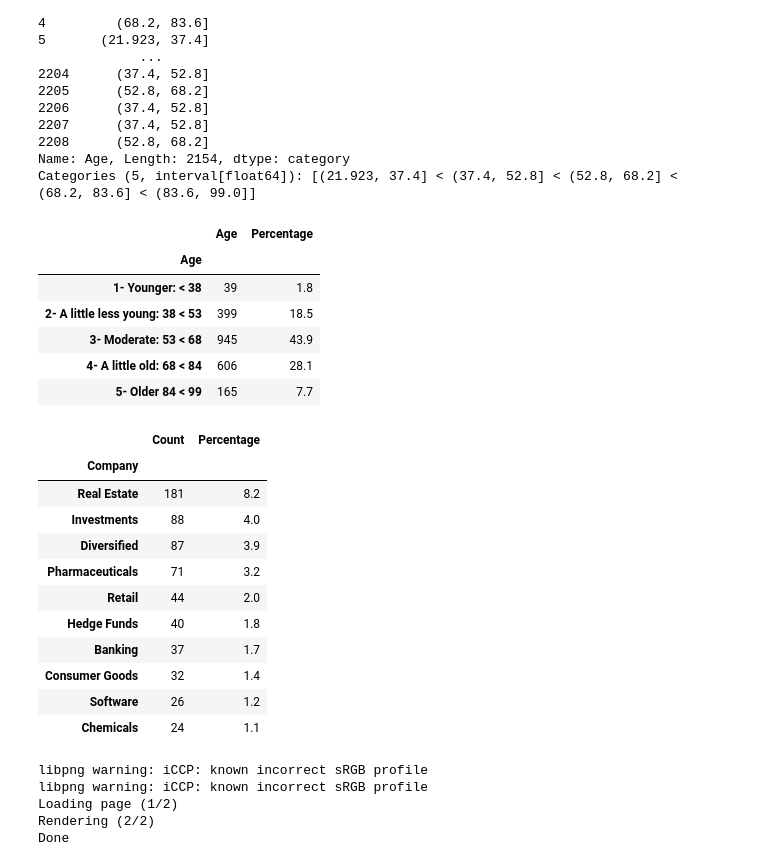
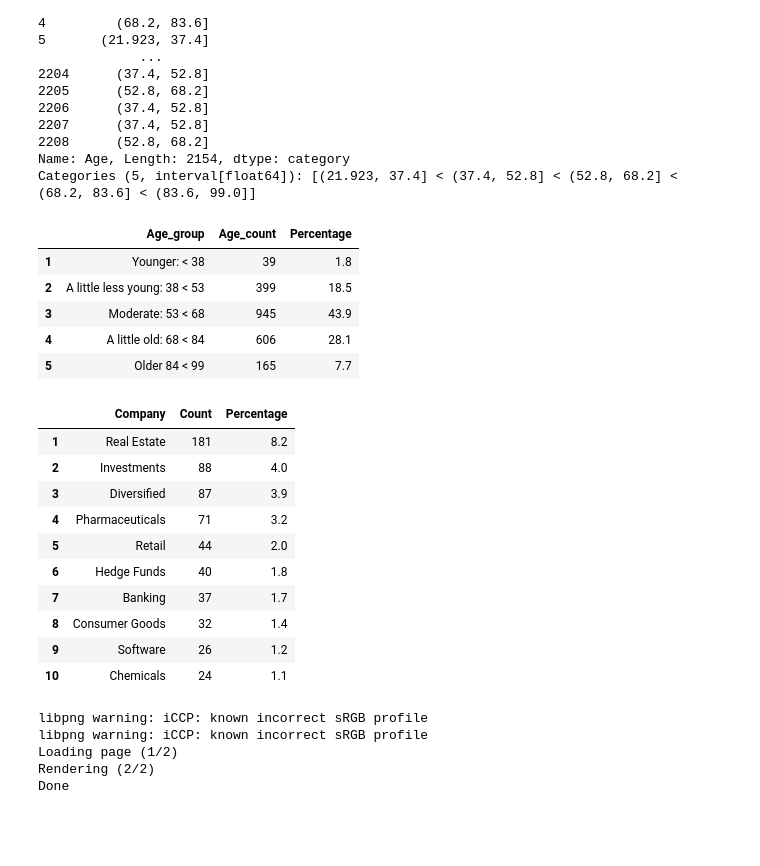
Before and after one commit to miguelmaragon/Ironhack-Module-1-Project---Pipelines---MMA, a Jupyter notebook: notebooks/Report.ipynb, the cells around one changed output. Saved outputs shown, nothing was run; the diff lists cells and outputs as text; code cells hidden in the pictures; blank space fills up the shorter version.

```diff
--- a/notebooks/Report.ipynb
+++ b/notebooks/Report.ipynb
@@ -116,20 +118,22 @@ Position
 Name: Age, Length: 2154, dtype: category
 Categories (5, interval[float64]): [(21.923, 37.4] < (37.4, 52.8] < (52.8, 68.2] < (68.2, 83.6] < (83.6, 99.0]]
 # %%
-mpg_labels = ['1- Younger: < 38', '2- A little less young: 38 < 53', '3- Moderate: 53 < 68', '4- A little old: 68 < 84', '5- Older 84 < 99']
+mpg_labels = ['Younger: < 38', 'A little less young: 38 < 53', 'Moderate: 53 < 68', 'A little old: 68 < 84', 'Older 84 < 99']
 report5 = pd.DataFrame(pd.cut(tabla.loc[tabla['Age']!=-1,'Age'], bins=5, labels=mpg_labels))
 report5 = pd.DataFrame(report5.groupby('Age')['Age'].count())
-report5.rename(columns = {'Age':'Age_group','Age':'Age'}, inplace = True)
-report5['Percentage']=round(report5.Age/sum(report5.Age)*100,1)
+report5.rename(columns = {'Age':'Age_group','Age':'Age_count'}, inplace = True)
+report5['Percentage']=round(report5.Age_count/sum(report5.Age_count)*100,1)
+report5 = report5.reset_index()
+report5.index += 1
+report5.rename(columns = {'Age':'Age_group'}, inplace = True)
 report5
 # %% [output]
-|  | Age | Percentage |
-| Age |  |  |
-| 1- Younger: < 38 | 39 | 1.8 |
-| 2- A little less young: 38 < 53 | 399 | 18.5 |
-| 3- Moderate: 53 < 68 | 945 | 43.9 |
-| 4- A little old: 68 < 84 | 606 | 28.1 |
-| 5- Older 84 < 99 | 165 | 7.7 |
+|  | Age_group | Age_count | Percentage |
+| 1 | Younger: < 38 | 39 | 1.8 |
+| 2 | A little less young: 38 < 53 | 399 | 18.5 |
+| 3 | Moderate: 53 < 68 | 945 | 43.9 |
+| 4 | A little old: 68 < 84 | 606 | 28.1 |
+| 5 | Older 84 < 99 | 165 | 7.7 |
 # %%
 image5 = tabla.loc[tabla['Age']!=-1,'Age'].hist(bins=5, figsize=(16, 8));
 fig = image5.get_figure()
@@ -137,22 +141,23 @@ fig.savefig('image5.png')
 # %%
 report6 = pd.DataFrame(tabla.groupby('Company')['Name'].count().sort_values(ascending=False))
 report6.rename(columns = {'Name':'Count'}, inplace = True)
 report6['Percentage']=round(report6.Count/sum(report6.Count)*100,1)
 report6 = report6.head(10)
+report6 = report6.reset_index()
+report6.index += 1
 report6
 # %% [output]
-|  | Count | Percentage |
-| Company |  |  |
-| Real Estate | 181 | 8.2 |
-| Investments | 88 | 4.0 |
-| Diversified | 87 | 3.9 |
-| Pharmaceuticals | 71 | 3.2 |
-| Retail | 44 | 2.0 |
-| Hedge Funds | 40 | 1.8 |
-| Banking | 37 | 1.7 |
-| Consumer Goods | 32 | 1.4 |
-| Software | 26 | 1.2 |
-| Chemicals | 24 | 1.1 |
+|  | Company | Count | Percentage |
+| 1 | Real Estate | 181 | 8.2 |
+| 2 | Investments | 88 | 4.0 |
+| 3 | Diversified | 87 | 3.9 |
+| 4 | Pharmaceuticals | 71 | 3.2 |
+| 5 | Retail | 44 | 2.0 |
+| 6 | Hedge Funds | 40 | 1.8 |
+| 7 | Banking | 37 | 1.7 |
+| 8 | Consumer Goods | 32 | 1.4 |
+| 9 | Software | 26 | 1.2 |
+| 10 | Chemicals | 24 | 1.1 |
 # %%
 import random
 import imgkit
```
Also changed, not shown: parts of 2 cells of this notebook, 10 other files.
